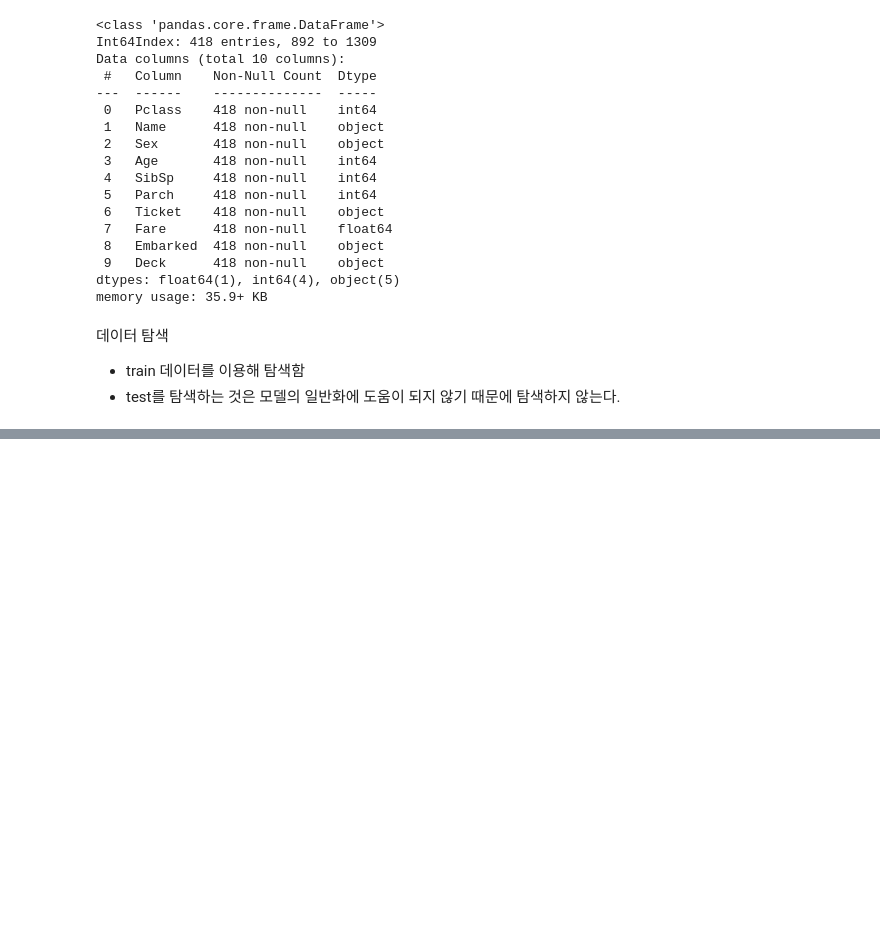
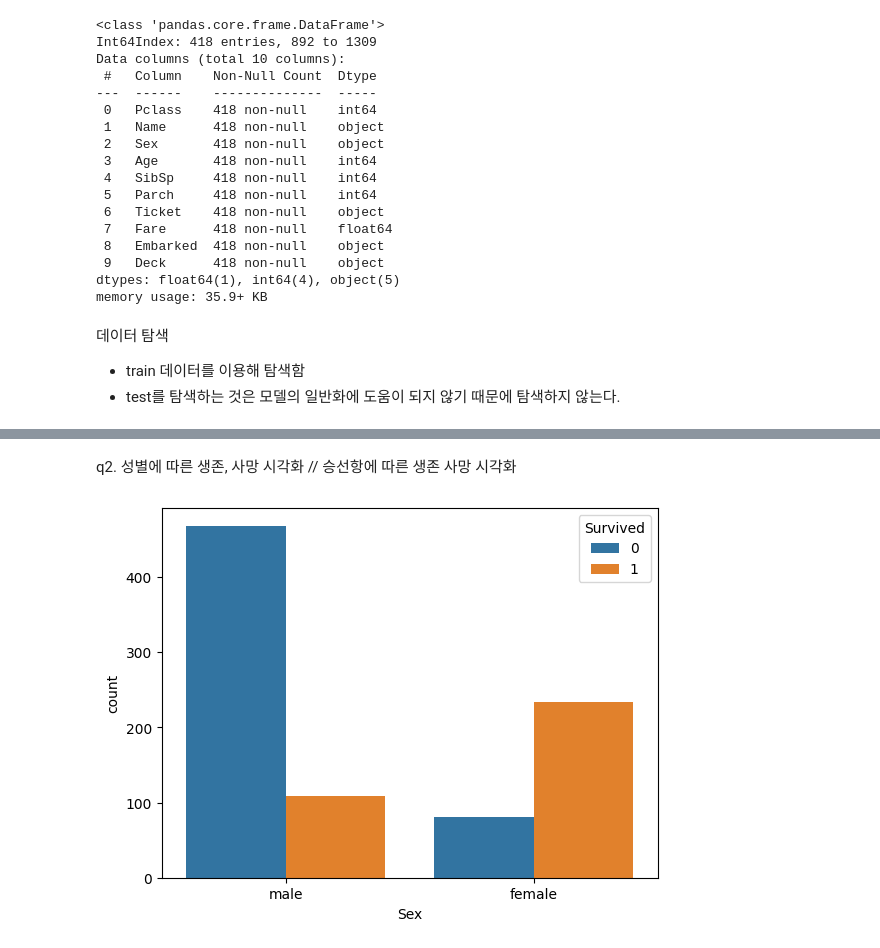
Before and after one commit to so1454/MachineLearning, a Jupyter notebook: ex06titanic_생존자_예측_tree분류실습.ipynb, the cells around one changed output, grey strips where cells are left out. Cells and saved outputs as stored; diff of their text form; code cells hidden in the pictures; blank space fills up the shorter version.

```diff
--- a/ex06titanic_생존자_예측_tree분류실습.ipynb
+++ b/ex06titanic_생존자_예측_tree분류실습.ipynb
@@ -523,0 +584,12 @@ memory usage: 35.9+ KB
+# %% [markdown]
+q2. 성별에 따른 생존, 사망 시각화 // 승선항에 따른 생존 사망 시각화
+# %%
+# countplot 사용해보기
+sns.countplot( data = train,x ='Sex' , hue ='Survived')
+plt.show()
+
+# 그래프 해석 (0이 사망 1이 생존)
+# 여성은 상대적으로 생존 비율이 높음
+# 남성은 상대적으로 사망 비율이 높음
+# %% [output]
+[figure, added]
```
Also changed, not shown: parts of 72 cells of this notebook, 2 other files.
